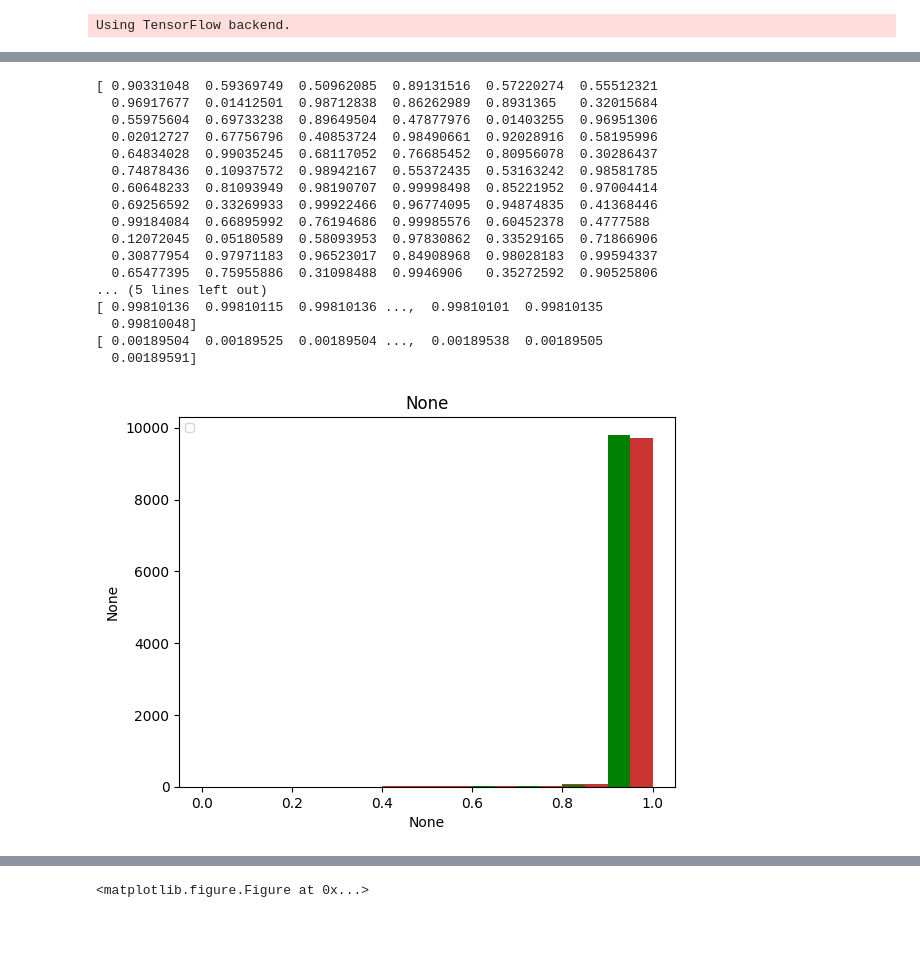
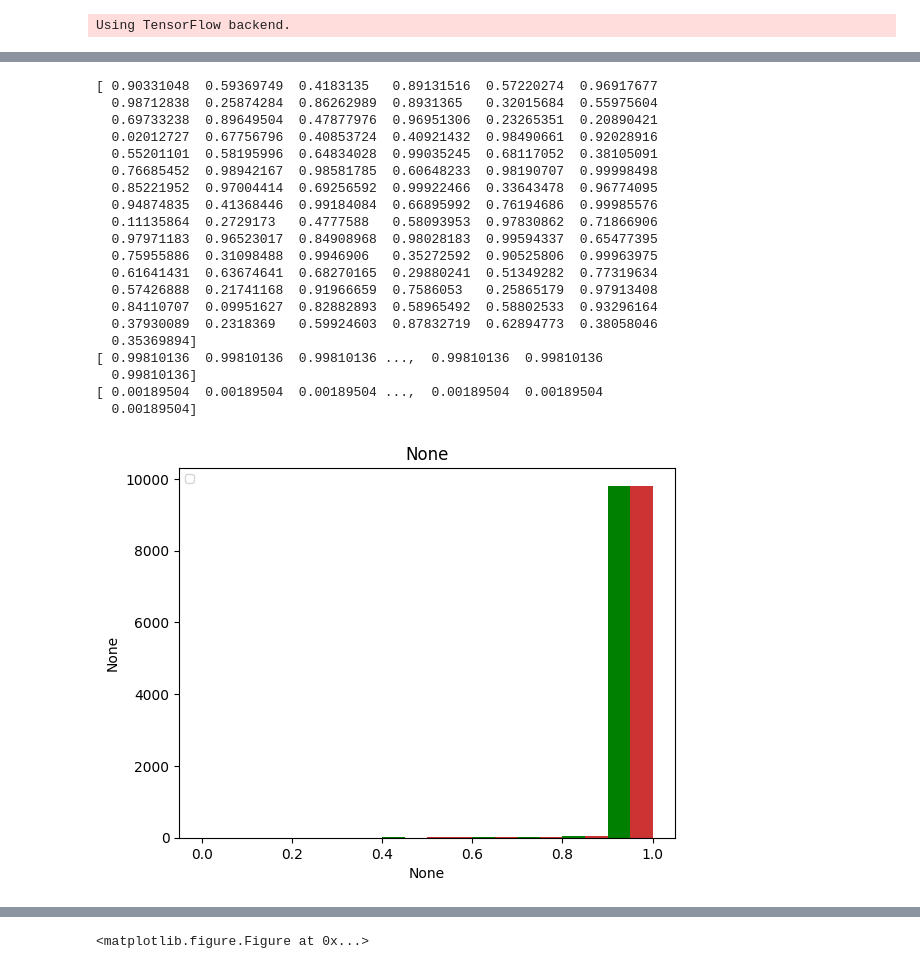
Before and after one commit to flyingsilverfin/CNN_GP_MNIST, a Jupyter notebook: src/GPFlow_testing.ipynb, the cells around one changed output, grey strips where cells are left out. Saved outputs shown, nothing was run; the diff lists cells and outputs as text; code cells hidden in the pictures; blank space fills up the shorter version.

```diff
--- a/src/GPFlow_testing.ipynb
+++ b/src/GPFlow_testing.ipynb
@@ -95,14 +95,14 @@ print("Using", num_features, "features, predicting", num_classes, "classes")
 ys = np.argmax(ys_train_full, axis=1)
 
 full_model = gpflow.models.SVGP(
-    xs_train_full, ys, kern=gpflow.kernels.Matern12(input_dim=num_features) + gpflow.kernels.White(input_dim=num_features, variance=0.1),
+    xs_train_full, ys, kern= gpflow.kernels.Linear(input_dim=num_features) * gpflow.kernels.Matern12(input_dim=num_features),
     likelihood=gpflow.likelihoods.MultiClass(num_classes),
     Z=xs_train_full[::20].copy(),
     num_latent=num_classes,
     whiten=True,
     q_diag=True,
     minibatch_size=8000)
-full_model.kern.white.variance.trainable = False
+#full_model.kern.white.variance.trainable = False
 full_model.feature.trainable = True
 full_model.as_pandas_table()
 # %% [output]
@@ -298,49 +302,52 @@ for cat in range(10):
 
     all_correct_mus = np.append(all_correct_mus, correct_prediction_mus)
     all_correct_vars = np.append(all_correct_vars, correct_prediction_vars)
 
 #     incorrect_mus = mu[cat_incorrect_examples, cat]
 #     incorrect_vars = var[cat_incorrect_examples,cat]
 #     all_incorrect_mus = np.append(all_incorrect_mus, incorrect_mus)
 #     all_incorrect_vars = np.append(all_incorrect_vars, incorrect_vars)
 #     make_histogram(incorrect_vars)
     #make_histogram(incorrect_mus)
 cnn_output_correct = np.array(cnn_output_correct)
 print(cnn_output)
 print(all_correct_mus)
 print(all_correct_vars)
 
 make_histogram(all_correct_mus, end = 1.0, plot=False, width=0.1,
                color=[0.8, 0.2, 0.2],)
 make_histogram(cnn_output_correct, end = 1.0, plot=True, color='g', width=0.05)
 plt.show()
 
 make_histogram(all_correct_vars,
                bins=50,
                end=1.0,
                density=True,
                cum=True,
                x_label="Variance",
                y_label="Proportion",
                color=[0.8, 0.2, 0.2],
                title="Cumulative Distribution of Variances for Correct Classifications",
-               save='../results/figs/mnist/correct_variances_Matern12.pdf')
+               save='../results/figs/mnist/correct_variances_combined.pdf')
 # %% [output]
-[ 0.90331048  0.59369749  0.50962085  0.89131516  0.57220274  0.55512321
-  0.96917677  0.01412501  0.98712838  0.86262989  0.8931365   0.32015684
-  0.55975604  0.69733238  0.89649504  0.47877976  0.01403255  0.96951306
-  0.02012727  0.67756796  0.40853724  0.98490661  0.92028916  0.58195996
-  0.64834028  0.99035245  0.68117052  0.76685452  0.80956078  0.30286437
-  0.74878436  0.10937572  0.98942167  0.55372435  0.53163242  0.98581785
-  0.60648233  0.81093949  0.98190707  0.99998498  0.85221952  0.97004414
-  0.69256592  0.33269933  0.99922466  0.96774095  0.94874835  0.41368446
-  0.99184084  0.66895992  0.76194686  0.99985576  0.60452378  0.4777588
-  0.12072045  0.05180589  0.58093953  0.97830862  0.33529165  0.71866906
-  0.30877954  0.97971183  0.96523017  0.84908968  0.98028183  0.99594337
-  0.65477395  0.75955886  0.31098488  0.9946906   0.35272592  0.90525806
-... (5 lines left out)
-[ 0.99810136  0.99810115  0.99810136 ...,  0.99810101  0.99810135
-  0.99810048]
-[ 0.00189504  0.00189525  0.00189504 ...,  0.00189538  0.00189505
-  0.00189591]
+[ 0.90331048  0.59369749  0.4183135   0.89131516  0.57220274  0.96917677
+  0.98712838  0.25874284  0.86262989  0.8931365   0.32015684  0.55975604
+  0.69733238  0.89649504  0.47877976  0.96951306  0.23265351  0.20890421
+  0.02012727  0.67756796  0.40853724  0.40921432  0.98490661  0.92028916
+  0.55201101  0.58195996  0.64834028  0.99035245  0.68117052  0.38105091
+  0.76685452  0.98942167  0.98581785  0.60648233  0.98190707  0.99998498
+  0.85221952  0.97004414  0.69256592  0.99922466  0.33643478  0.96774095
+  0.94874835  0.41368446  0.99184084  0.66895992  0.76194686  0.99985576
+  0.11135864  0.2729173   0.4777588   0.58093953  0.97830862  0.71866906
+  0.97971183  0.96523017  0.84908968  0.98028183  0.99594337  0.65477395
+  0.75955886  0.31098488  0.9946906   0.35272592  0.90525806  0.99963975
+  0.61641431  0.63674641  0.68270165  0.29880241  0.51349282  0.77319634
+  0.57426888  0.21741168  0.91966659  0.7586053   0.25865179  0.97913408
+  0.84110707  0.09951627  0.82882893  0.58965492  0.58802533  0.93296164
+  0.37930089  0.2318369   0.59924603  0.87832719  0.62894773  0.38058046
+  0.35369894]
+[ 0.99810136  0.99810136  0.99810136 ...,  0.99810136  0.99810136
+  0.99810136]
+[ 0.00189504  0.00189504  0.00189504 ...,  0.00189504  0.00189504
+  0.00189504]
-[figure, old version]
+[figure, new version]
```
Also changed, not shown: parts of 17 cells of this notebook, 1 other file.
